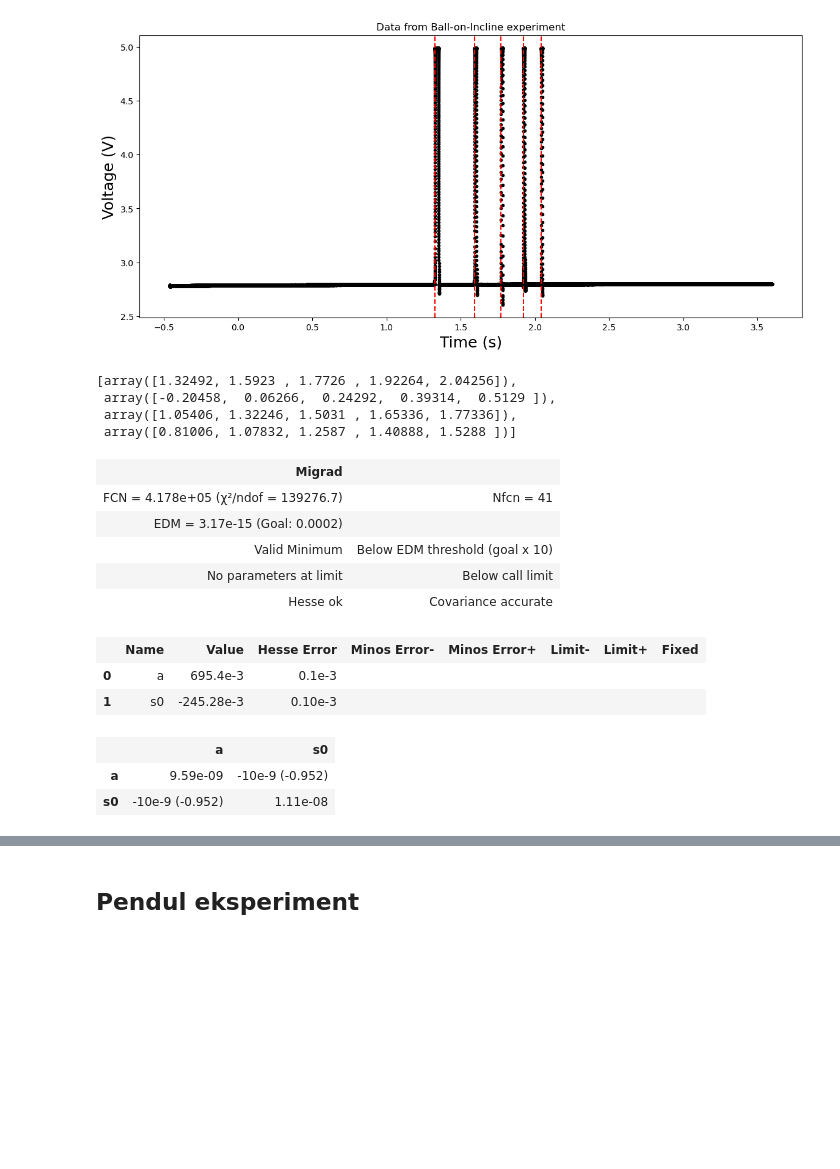
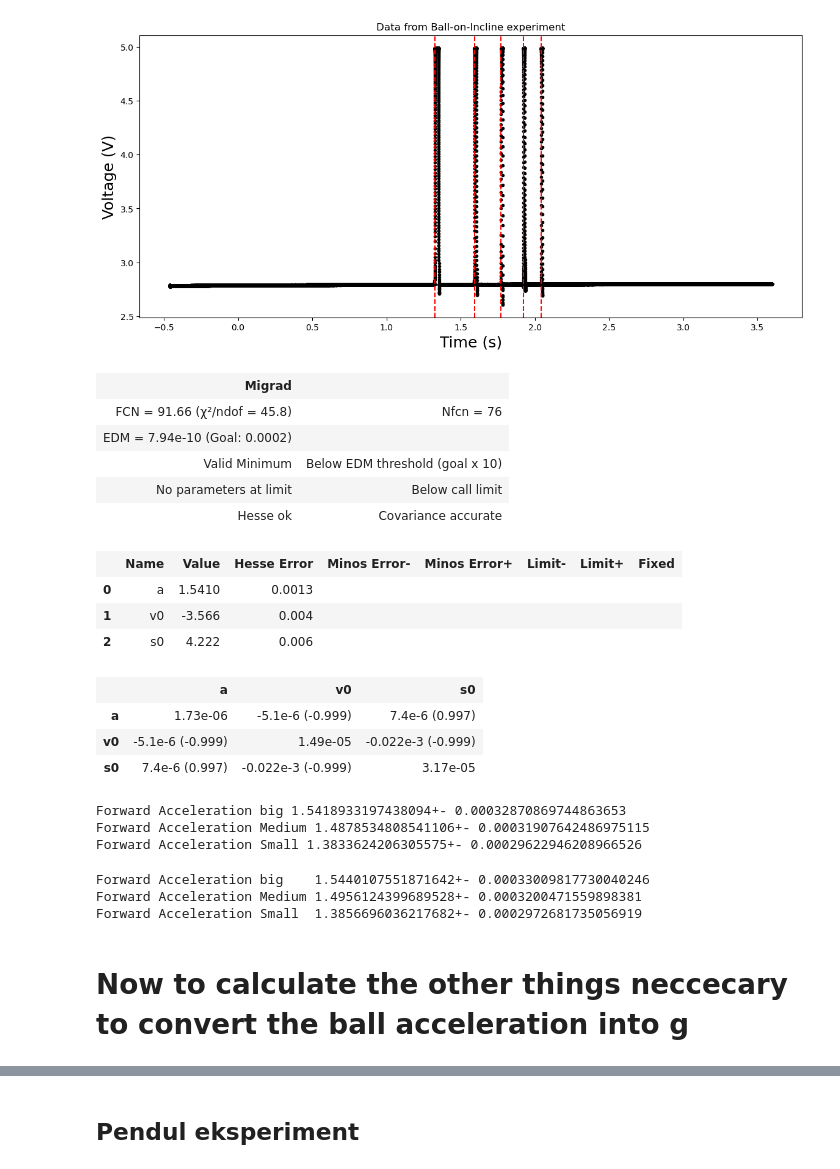
Before and after one commit to NikolajMunkKjaersgaard/Appstat-project, a Jupyter notebook: Project/BallOnIncline/Nikolaj_MeasurementsLab.ipynb, the cells around one changed output, grey strips where cells are left out. Cells and saved outputs as stored; diff of their text form; code cells hidden in the pictures; blank space fills up the shorter version.

```diff
--- a/Project/BallOnIncline/Nikolaj_MeasurementsLab.ipynb
+++ b/Project/BallOnIncline/Nikolaj_MeasurementsLab.ipynb
@@ -28,7 +31,7 @@ Gate_Spacing_Sigma = [1e-3, 1e-3, 1e-3, 1e-3, 1e-3] # entry 1 is the higest plac
 # %% [markdown]
 # finding Mean gate spacing
 # %%
-def WeigthedMeanGate(x, sigmax):
+def WeigthedMean(x, sigmax):
     top = 0
     btm = 0
     for xi, si in zip(x,sigmax):
@@ -40,10 +43,11 @@ def WeigthedMeanGate(x, sigmax):
 GateNamex = [gate1, gate2, gate3, gate4, gate5]
 GateNamesig = [sig_gate1, sig_gate2, sig_gate3, sig_gate4, sig_gate5]
 
+
 GateXMeans = []
 GateXSigmas = []
 for xi,si in zip(GateNamex, GateNamesig):
-    WmeanX, std = WeigthedMeanGate(xi, si)
+    WmeanX, std = WeigthedMean(xi, si)
     GateXMeans.append(WmeanX)
     GateXSigmas.append(std)
 # %%
@@ -86,11 +90,15 @@ Text(0, 0.5, 'Voltage (V)')
 #getting the five passthrough times for each experiment
 TimeArray = []
 TimeSigmaArray = []
-for Fi in filenames[:4]:
-    base = 'Waveforms_data'
+for Fi in filenames:
+    Base = 'Waveforms_data'
     trim = 2000
     trimend = 2000
-    time, voltage = read_csv(Path(base) / Fi, trim,trimend)
-    Timepass, TimeSigma = find_midpoints(time, voltage)
+    Time, voltage = read_csv(Path(Base) / Fi, trim,trimend)
+
+    if Time[0] != 0:
+        Time = np.array(Time) - Time[0]
+    Timepass, TimeSigma = find_midpoints(Time, voltage)
+
     TimeArray.append(Timepass)
     TimeSigmaArray.append(TimeSigma)
@@ -102,28 +105,23 @@ for Arri in TimeArray:
 # %%
-def Parapolic_fit(x,a , s0):
-    y = 1/2*a *x**2 + s0
+def Parapolic_fit(x, a ,v0, s0):
+    y = 1/2*a *x**2 +v0*x+ s0
     return y
-# %%
-TimeArray
-# %% [output]
-[array([1.32492, 1.5923 , 1.7726 , 1.92264, 2.04256]),
- array([-0.20458,  0.06266,  0.24292,  0.39314,  0.5129 ]),
- array([1.05406, 1.32246, 1.5031 , 1.65336, 1.77336]),
- array([0.81006, 1.07832, 1.2587 , 1.40888, 1.5288 ])]
 # %%
-ParabolicFitObj = cost.LeastSquares(x = TimeArray[2], y =GateXMeans, yerror=GateXSigmas, model=Parapolic_fit)
-fit = Minuit(ParabolicFitObj, a=6, s0 = 2)
+ParabolicFitObj = cost.LeastSquares(x = TimeArray[4], y =GateXMeans, yerror=GateXSigmas, model= Parapolic_fit)
+fit = Minuit(ParabolicFitObj, a=0.6, s0 = 2, v0 = 2)
 fit.migrad()
 # %% [output]
 | Migrad |  |
-| FCN = 4.178e+05 (χ²/ndof = 139276.7) | Nfcn = 41 |
-| EDM = 3.17e-15 (Goal: 0.0002) |  |
+| FCN = 91.66 (χ²/ndof = 45.8) | Nfcn = 76 |
+| EDM = 7.94e-10 (Goal: 0.0002) |  |
 | Valid Minimum | Below EDM threshold (goal x 10) |
 | No parameters at limit | Below call limit |
 | Hesse ok | Covariance accurate |
 |  | Name | Value | Hesse Error | Minos Error- | Minos Error+ | Limit- | Limit+ | Fixed |
-| 0 | a | 695.4e-3 | 0.1e-3 |  |  |  |  |  |
-| 1 | s0 | -245.28e-3 | 0.10e-3 |  |  |  |  |  |
+| 0 | a | 1.5410 | 0.0013 |  |  |  |  |  |
+| 1 | v0 | -3.566 | 0.004 |  |  |  |  |  |
+| 2 | s0 | 4.222 | 0.006 |  |  |  |  |  |
-|  | a | s0 |
-| a | 9.59e-09 | -10e-9 (-0.952) |
-| s0 | -10e-9 (-0.952) | 1.11e-08 |
+|  | a | v0 | s0 |
+| a | 1.73e-06 | -5.1e-6 (-0.999) | 7.4e-6 (0.997) |
+| v0 | -5.1e-6 (-0.999) | 1.49e-05 | -0.022e-3 (-0.999) |
+| s0 | 7.4e-6 (0.997) | -0.022e-3 (-0.999) | 3.17e-05 |
@@ -129,0 +155,26 @@ fit.migrad()
+# %%
+ForwardAccelerationBig = WeigthedMean(ForwardAccelerationValuesBig[:,0],ForwardAccelerationValuesBig[:,1] )
+ForwardAccelerationMedium = WeigthedMean(ForwardAccelerationValuesMedium[:,0],ForwardAccelerationValuesMedium[:,1] )
+ForwardAccelerationSmall = WeigthedMean(ForwardAccelerationValuesSmall[:,0],ForwardAccelerationValuesSmall[:,1] )
+
+print(f'Forward Acceleration big {ForwardAccelerationBig[0]}+- {ForwardAccelerationBig[1]}')
+print(f'Forward Acceleration Medium {ForwardAccelerationMedium[0]}+- {ForwardAccelerationMedium[1]}')
+print(f'Forward Acceleration Small {ForwardAccelerationSmall[0]}+- {ForwardAccelerationSmall[1]}')
+# %% [output]
+Forward Acceleration big 1.5418933197438094+- 0.00032870869744863653
+Forward Acceleration Medium 1.4878534808541106+- 0.00031907642486975115
+Forward Acceleration Small 1.3833624206305575+- 0.00029622946208966526
+# %%
+ReverseAccelerationBig = WeigthedMean(ReverseAccelerationValuesBig[:,0],ReverseAccelerationValuesBig[:,1] )
+ReverseAccelerationMedium = WeigthedMean(ReverseAccelerationValuesMedium[:,0],ReverseAccelerationValuesMedium[:,1] )
+ReverseAccelerationSmall = WeigthedMean(ReverseAccelerationValuesSmall[:,0],ReverseAccelerationValuesSmall[:,1] )
+
+print(f'Forward Acceleration big    {ReverseAccelerationBig[0]}+- {ReverseAccelerationBig[1]}')
+print(f'Forward Acceleration Medium {ReverseAccelerationMedium[0]}+- {ReverseAccelerationMedium[1]}')
+print(f'Forward Acceleration Small  {ReverseAccelerationSmall[0]}+- {ReverseAccelerationSmall[1]}')
+# %% [output]
+Forward Acceleration big    1.5440107551871642+- 0.00033009817730040246
+Forward Acceleration Medium 1.4956124399689528+- 0.0003200471559898381
+Forward Acceleration Small  1.3856696036217682+- 0.0002972681735056919
+# %% [markdown]
+# Now to calculate the other things neccecary to convert the ball acceleration into g
```
Also changed, not shown: parts of 13 cells of this notebook.
